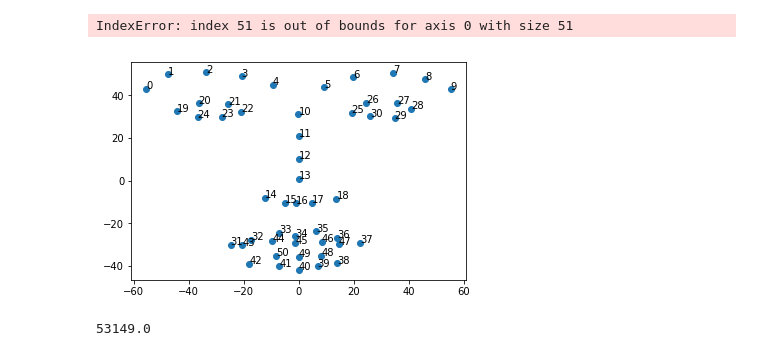
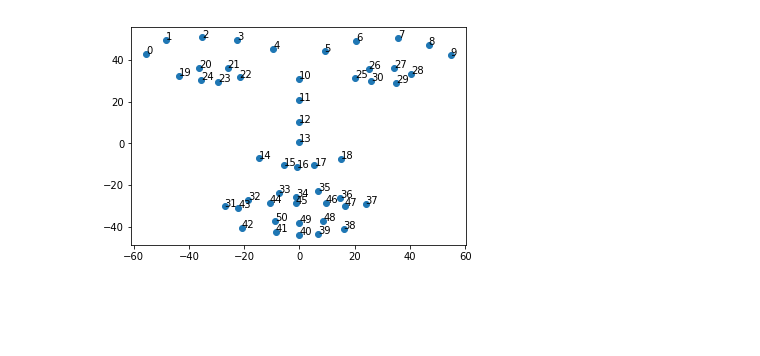
Before and after one commit to jrlepere/face3DMM, a Jupyter notebook: face3DMM.ipynb, the cells around one changed output. Drawn from its saved outputs; the diff is of its cells as text; code cells hidden in the pictures; blank space fills up the shorter version.

```diff
--- a/face3DMM.ipynb
+++ b/face3DMM.ipynb
@@ -164,14 +164,9 @@ mesh.show()
 # %%
 points = x.get_projection_points(np.array([0 for _ in range(x.num_components)]).reshape((x.num_components, 1)), mode='features')
 fig, ax = plt.subplots()
 ax.scatter(points[0,:], points[1,:])
 
-for i in range(68):
+for i in range(points.shape[-1]):
     ax.annotate(i, (points[0,:][i], points[1,:][i]))
 # %% [output]
-IndexError: index 51 is out of bounds for axis 0 with size 51
-[figure, old version]
+[figure, new version]
-# %%
-x.shape_mean.shape[0]/3
-# %% [output]
-53149.0
```
Also changed, not shown: parts of 1 cell of this notebook, 4 other files.
